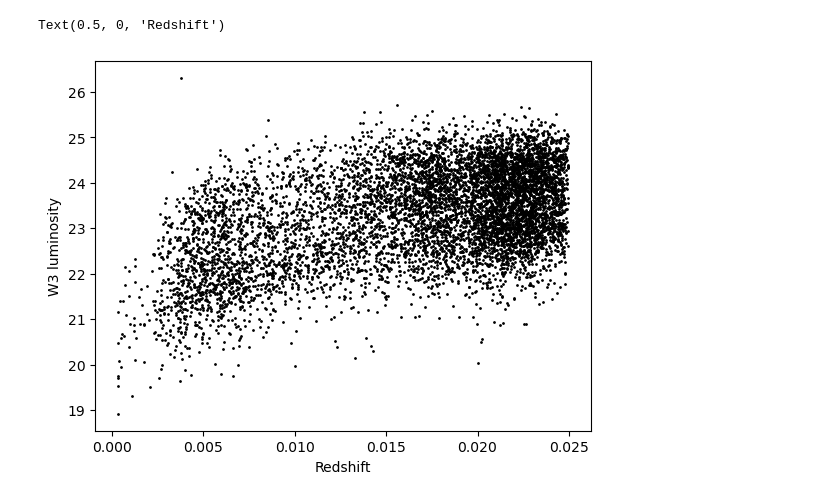
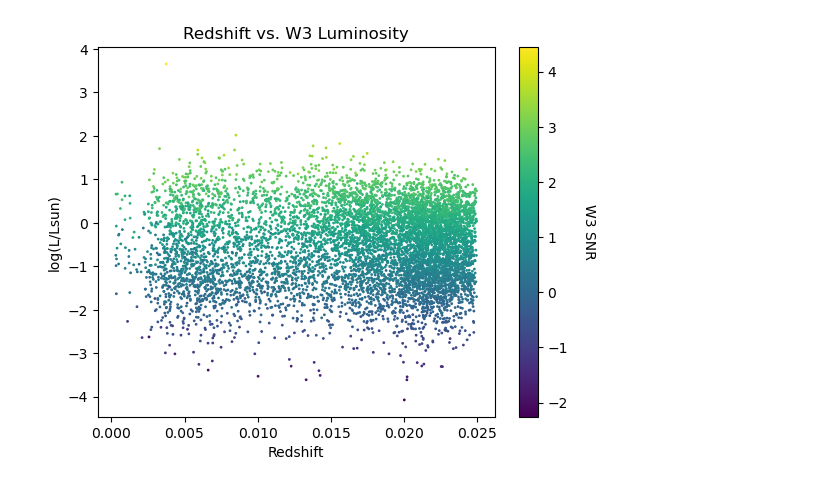
Before and after one commit to EvanBarkus/WISESize_Project, a Jupyter notebook: LvRedshiftPlot.ipynb, the cells around one changed output. Saved outputs shown, nothing was run; the diff lists cells and outputs as text; code cells hidden in the pictures.

Commit message:
Added to colored plots, converted w3 lumonisity

```diff
--- a/LvRedshiftPlot.ipynb
+++ b/LvRedshiftPlot.ipynb
@@ -25,22 +25,37 @@ w3Jy = w3nmgy*(3.631*10**(-6))
 w3Flux = w3Jy*10**(-26)
 # %%
 #Finding distance
-H = 2.3*10**(-18) #/s
+H0 = 2.3*10**(-18) #/s
 c = 3*10**8 #m/s
 z = myTab['ZDIST']
 
 v = z*c
-d = v/H
+d = v/H0
+# %%
+#Flux of Sun
+Msunab = 8.48
+Fsun = 3631*10**(Msunab/-2.5) #Jy
+Fsun2 = Fsun*10**(-26) #W/m^2/Hz
+
+#Fsun = 10**((Msunab-8.9)/(-2.5))
+#Fsun2 = Fsun*10**(-26) #W/m^2/Hz
+
+Lsun = Fsun2*(4*np.pi*d**2)
 # %%
-#Finding luminosity
-L = w3Flux*(4*np.pi*d**2)
+#Finding luminosity in Solar luminosities
+Lw3 = w3Flux*(4*np.pi*d**2)/Lsun
 # %%
-#Plot W3 flux vs redshift and color it by the cuts
-plt.scatter(z,np.log10(L),s=1,color='black')
-plt.ylabel('W3 luminosity')
+#Plot W3 luminosity vs redshift colored by SNR
+W3snr = myTab['w3_nanomaggies']
+W3snr_ivar = myTab['w3_nanomaggies_ivar']
+W3snr = W3snr*np.sqrt(W3snr_ivar)
+ccode = np.log10(W3snr)
+
+plt.scatter(z,np.log10(Lw3),s=1,c=ccode,cmap='viridis')
+plt.title('Redshift vs. W3 Luminosity')
+plt.ylabel('log(L/Lsun)')
 plt.xlabel('Redshift')
-#plt.xlim(-0.001*10**(-23),0.1*10**(-23))
-#plt.ylim(0,10**26)
+cbar = plt.colorbar()
+cbar.set_label('W3 SNR',rotation=270,labelpad=20)
 # %% [output]
-Text(0.5, 0, 'Redshift')
-[figure, old version]
+[figure, new version]
```
Also changed, not shown: parts of 2 cells of this notebook.
